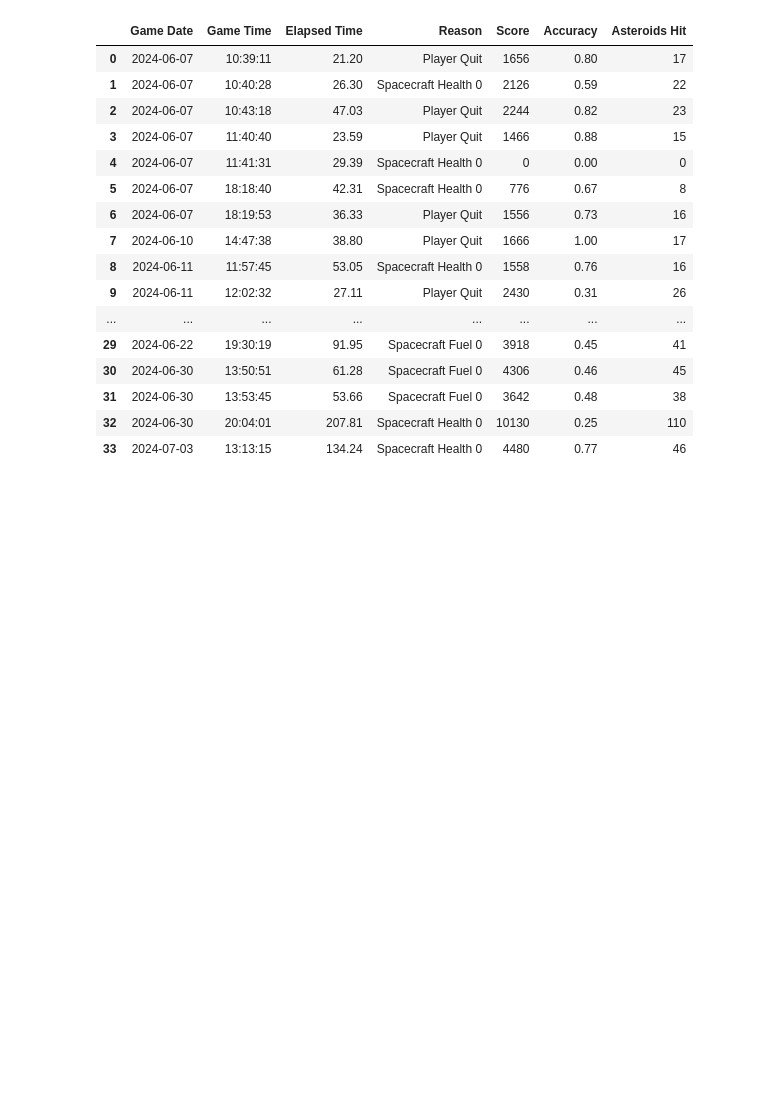
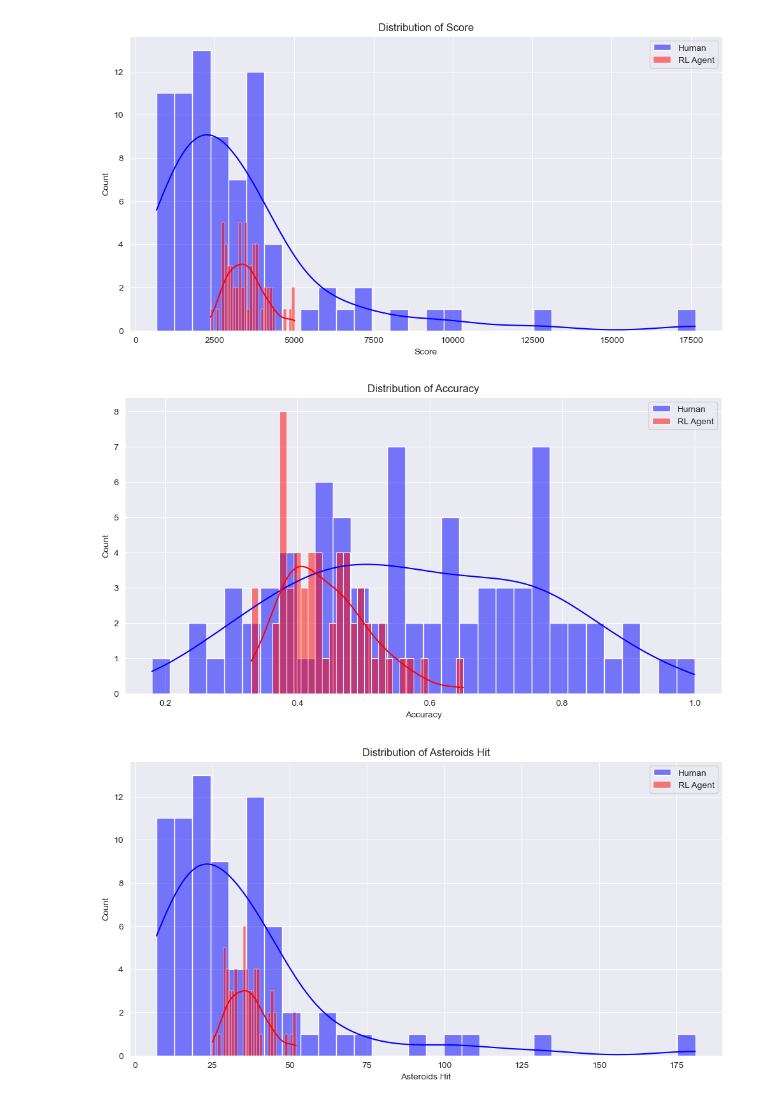
Before and after one commit to lokranjanp/Game-Data-Analysis, a Jupyter notebook: main.ipynb, the cells around one changed output. Drawn from its saved outputs; the diff is of its cells as text; code cells hidden in the pictures; blank space fills up the shorter version.

```diff
--- a/main.ipynb
+++ b/main.ipynb
@@ -33,20 +74,17 @@ data2.describe()
 # %%
-data1
+def plot_histograms(human_data, rl_data, column, bins=30):
+    plt.figure(figsize=(12, 6))
+    sns.histplot(human_data[column], kde=True, label='Human', color='blue', bins=bins)
+    sns.histplot(rl_data[column], kde=True, label='RL Agent', color='red', bins=bins)
+    plt.title(f"Distribution of {column}")
+    plt.legend()
+    plt.show()
+
+plot_histograms(human_data, rl_data, 'Score')
+plot_histograms(human_data, rl_data, 'Accuracy')
+plot_histograms(human_data, rl_data, 'Asteroids Hit')
+plot_histograms(human_data, rl_data, 'Elapsed Time', bins=50)
 # %% [output]
-|  | Game Date | Game Time | Elapsed Time | Reason | Score | Accuracy | Asteroids Hit |
-| 0 | 2024-06-07 | 10:39:11 | 21.20 | Player Quit | 1656 | 0.80 | 17 |
-| 1 | 2024-06-07 | 10:40:28 | 26.30 | Spacecraft Health 0 | 2126 | 0.59 | 22 |
-| 2 | 2024-06-07 | 10:43:18 | 47.03 | Player Quit | 2244 | 0.82 | 23 |
-| 3 | 2024-06-07 | 11:40:40 | 23.59 | Player Quit | 1466 | 0.88 | 15 |
-| 4 | 2024-06-07 | 11:41:31 | 29.39 | Spacecraft Health 0 | 0 | 0.00 | 0 |
-| 5 | 2024-06-07 | 18:18:40 | 42.31 | Spacecraft Health 0 | 776 | 0.67 | 8 |
-| 6 | 2024-06-07 | 18:19:53 | 36.33 | Player Quit | 1556 | 0.73 | 16 |
-| 7 | 2024-06-10 | 14:47:38 | 38.80 | Player Quit | 1666 | 1.00 | 17 |
-| 8 | 2024-06-11 | 11:57:45 | 53.05 | Spacecraft Health 0 | 1558 | 0.76 | 16 |
-| 9 | 2024-06-11 | 12:02:32 | 27.11 | Player Quit | 2430 | 0.31 | 26 |
-| ... | ... | ... | ... | ... | ... | ... | ... |
-| 29 | 2024-06-22 | 19:30:19 | 91.95 | Spacecraft Fuel 0 | 3918 | 0.45 | 41 |
-| 30 | 2024-06-30 | 13:50:51 | 61.28 | Spacecraft Fuel 0 | 4306 | 0.46 | 45 |
-| 31 | 2024-06-30 | 13:53:45 | 53.66 | Spacecraft Fuel 0 | 3642 | 0.48 | 38 |
-| 32 | 2024-06-30 | 20:04:01 | 207.81 | Spacecraft Health 0 | 10130 | 0.25 | 110 |
-| 33 | 2024-07-03 | 13:13:15 | 134.24 | Spacecraft Health 0 | 4480 | 0.77 | 46 |
+[figure, added]
+[figure, added]
+[figure, added]
```
Also changed, not shown: parts of 15 cells of this notebook, 1 other file.
